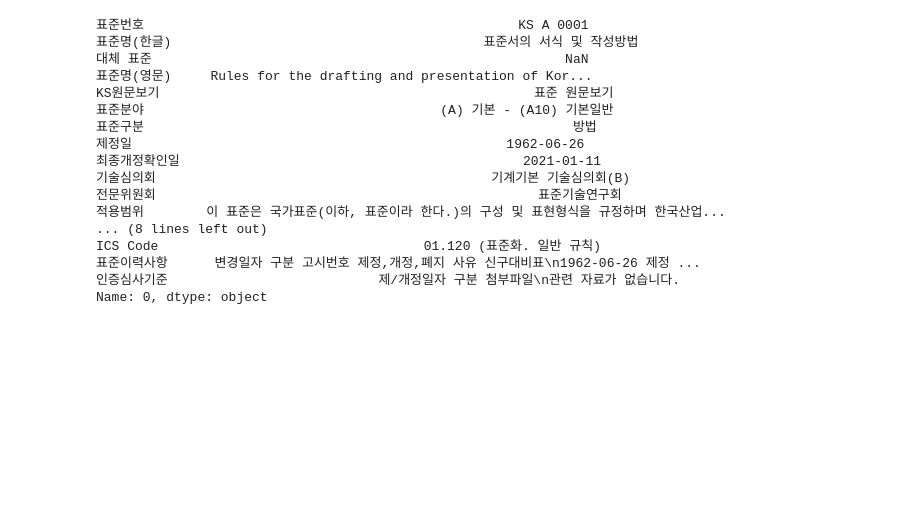
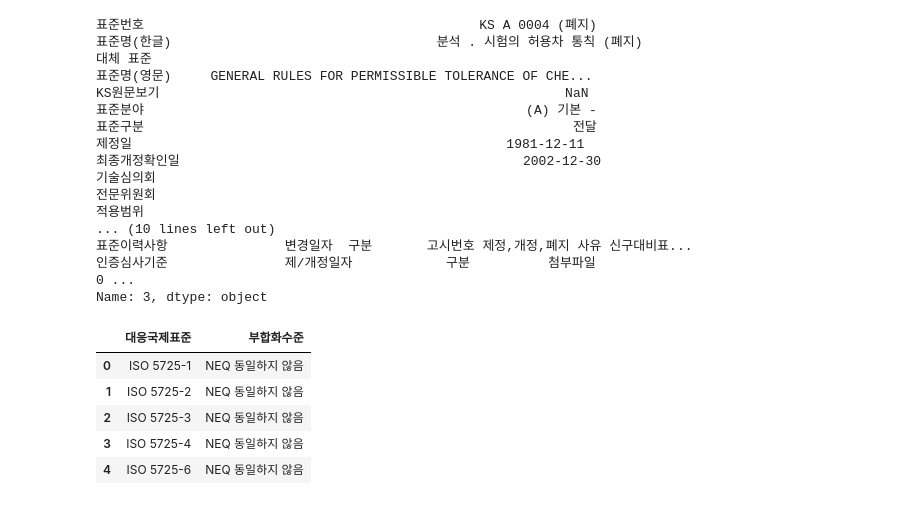
Before and after one commit to GihoKim-DataScientist/korea_standard_site_crawler, a Jupyter notebook: crawler.ipynb, the cells around one changed output. Saved outputs shown, nothing was run; the diff lists cells and outputs as text; code cells hidden in the pictures; blank space fills up the shorter version.

```diff
--- a/crawler.ipynb
+++ b/crawler.ipynb
@@ -4,6 +4,8 @@ import pandas as pd
 from selenium import webdriver
 from selenium.webdriver.common.by import By
 from bs4 import BeautifulSoup
+from html_table_parser import parser_functions
+
 
 def std_crawler(url):
     driver = webdriver.Chrome(executable_path=r"C:\Users\gihok\chatbot\chromedriver.exe")
@@ -41,10 +43,30 @@ def std_crawler(url):
                                 dict[title_1] = [content_1]
                                 dict[title_2] = [content_2]
 
+                            #테이블 데이터 처리
+                            elif z == 17 or z == 20 or z == 21:
+                                title = driver.find_element(By.XPATH, '//*[@id="contents"]/div/div[2]/div[1]/table/tbody/tr[{}]/th[1]'.format(z)).text
+                                result_html = driver.page_source
+                                soup = BeautifulSoup(result_html, 'html.parser')
+                                # 국제표준 부합화
+                                if z == 17:
+                                    data = soup.find("div", {'class':"table list gray"})
+                                #표준이력사항
+                                elif z == 20:
+                                    data = soup.find_all("div", {'class':"table list gray"})[1]
+                                #인증심사기준
+                                else:
+                                    data = soup.find_all("div", {'class':"table list gray"})[2]
+
+                                table = parser_functions.make2d(data)
+                                df_std = pd.DataFrame(data = table[1:], columns = table[0])
+                                dict[title] = [df_std]
+
                             else:
                                 title = driver.find_element(By.XPATH, '//*[@id="contents"]/div/div[2]/div[1]/table/tbody/tr[{}]/th[1]'.format(z)).text
                                 content = driver.find_element(By.XPATH, '//*[@id="contents"]/div/div[2]/div[1]/table/tbody/tr[{}]/td[1]'.format(z)).text
                                 dict[title] = [content]
+
                         dict_df = pd.DataFrame(dict)
                         df = pd.concat([df, dict_df], ignore_index=True)
 
@@ -54,7 +76,8 @@ def std_crawler(url):
                     driver.back()
                     driver.refresh()
                     time.sleep(3)
-                return df
+
+            return df
         except:
             break
 
@@ -79,20 +108,29 @@ df
 # %%
-df.loc[0]
+df.loc[3]
 # %% [output]
-표준번호                                                KS A 0001
-표준명(한글)                                        표준서의 서식 및 작성방법
-대체 표준                                                     NaN
-표준명(영문)     Rules for the drafting and presentation of Kor...
-KS원문보기                                                표준 원문보기
-표준분야                                      (A) 기본 - (A10) 기본일반
-표준구분                                                       방법
-제정일                                                1962-06-26
-최종개정확인일                                            2021-01-11
-기술심의회                                           기계기본 기술심의회(B)
-전문위원회                                                 표준기술연구회
-적용범위        이 표준은 국가표준(이하, 표준이라 한다.)의 구성 및 표현형식을 규정하며 한국산업...
-... (8 lines left out)
-ICS Code                                  01.120 (표준화. 일반 규칙)
-표준이력사항      변경일자 구분 고시번호 제정,개정,폐지 사유 신구대비표\n1962-06-26 제정 ...
-인증심사기준                           제/개정일자 구분 첨부파일\n관련 자료가 없습니다.
-Name: 0, dtype: object
+표준번호                                           KS A 0004 (폐지)
+표준명(한글)                                  분석 . 시험의 허용차 통칙 (폐지)
+대체 표준
+표준명(영문)     GENERAL RULES FOR PERMISSIBLE TOLERANCE OF CHE...
+KS원문보기                                                    NaN
+표준분야                                                 (A) 기본 -
+표준구분                                                       전달
+제정일                                                1981-12-11
+최종개정확인일                                            2002-12-30
+기술심의회
+전문위원회
+적용범위
+... (10 lines left out)
+표준이력사항               변경일자  구분       고시번호 제정,개정,폐지 사유 신구대비표...
+인증심사기준               제/개정일자            구분          첨부파일
+0 ...
+Name: 3, dtype: object
+# %%
+df.loc[3]['국제표준 부합화']
+# %% [output]
+|  | 대응국제표준 | 부합화수준 |
+| 0 | ISO 5725-1 | NEQ 동일하지 않음 |
+| 1 | ISO 5725-2 | NEQ 동일하지 않음 |
+| 2 | ISO 5725-3 | NEQ 동일하지 않음 |
+| 3 | ISO 5725-4 | NEQ 동일하지 않음 |
+| 4 | ISO 5725-6 | NEQ 동일하지 않음 |
```
Also changed, not shown: parts of 3 cells of this notebook.
